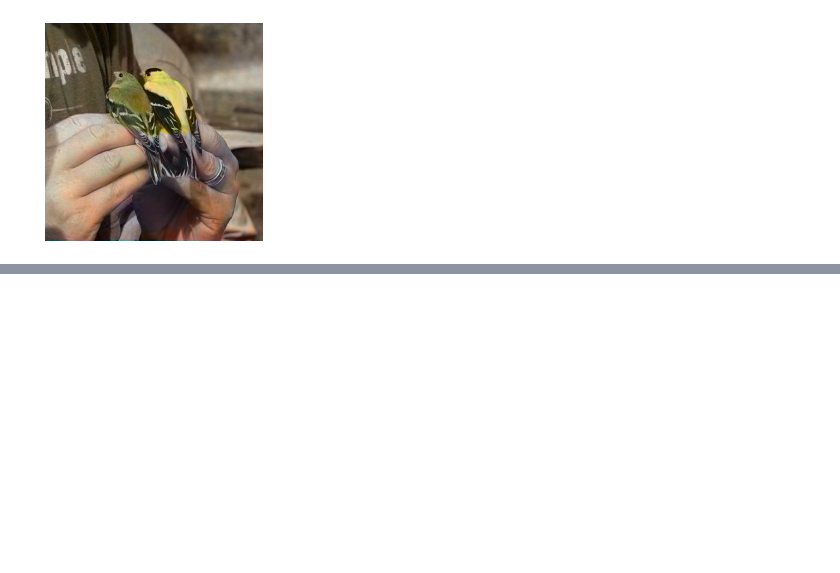
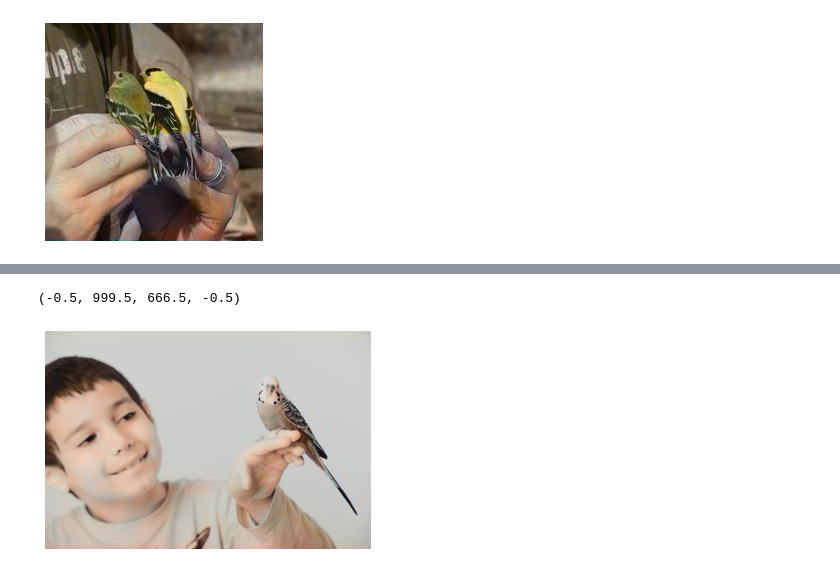
Before and after one commit to SaverioMonaco/Image-Colorization-through-Segmentation, a Jupyter notebook: merging/merging_report.ipynb, the cells around one changed output, grey strips where cells are left out. Drawn from its saved outputs; the diff is of its cells as text; code cells hidden in the pictures; blank space fills up the shorter version.

```diff
--- a/merging/merging_report.ipynb
+++ b/merging/merging_report.ipynb
@@ -1342,0 +1355,6 @@ plt.axis('off')
+# %%
+plt.imshow(pass2model(img1,ven_human_model))
+plt.axis('off')
+# %% [output]
+(-0.5, 999.5, 666.5, -0.5)
+[figure, added]
```
Also changed, not shown: parts of 10 cells of this notebook, 12 other files.
